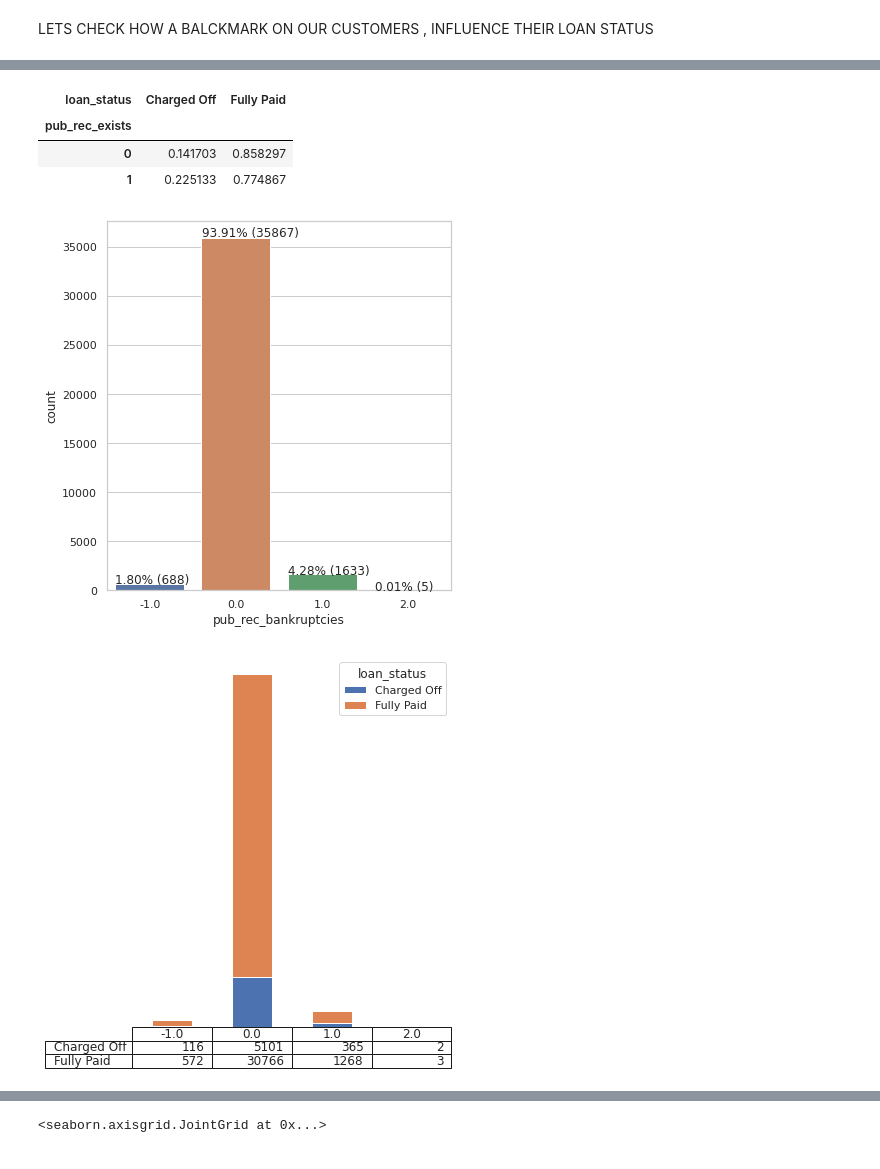
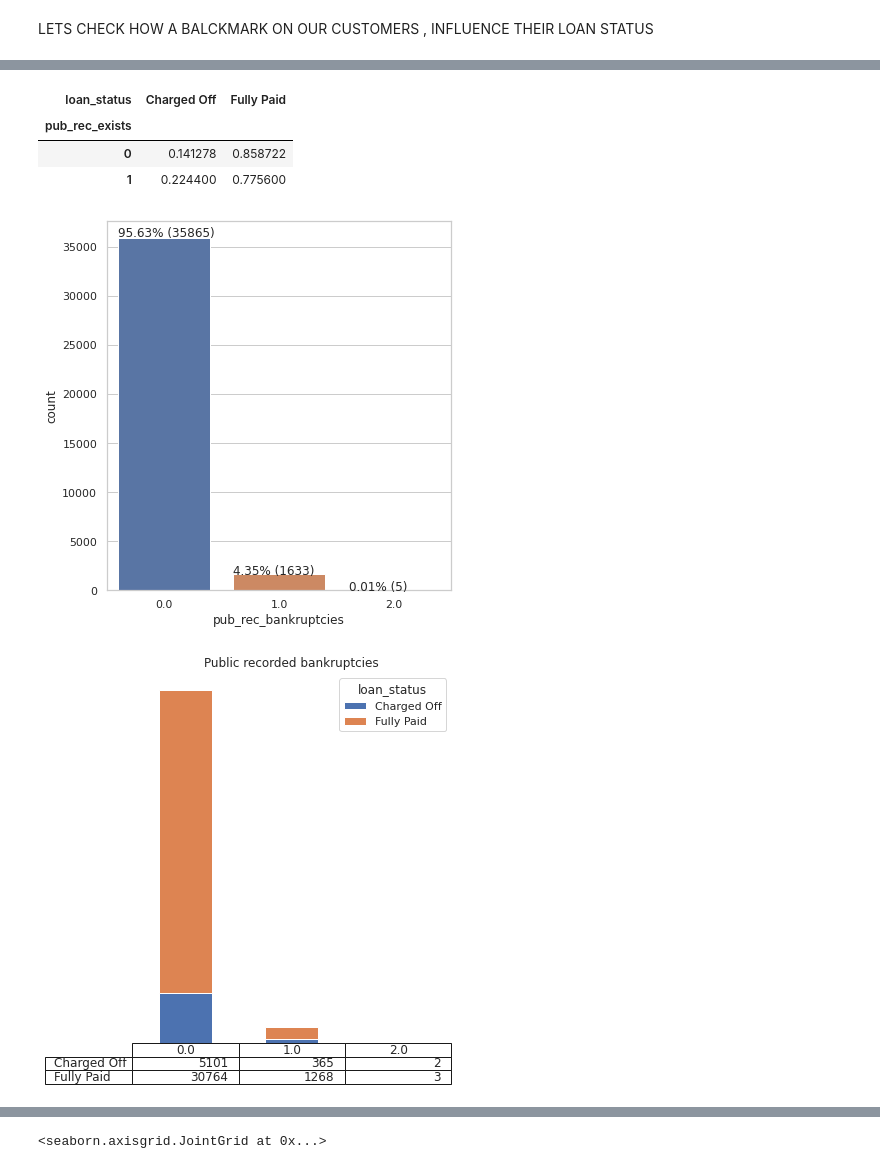
Before and after one commit to karthikmnkrishna/Loan-default-prediction, a Jupyter notebook: Lending_case_Study_combine.ipynb, the cells around one changed output, grey strips where cells are left out. Drawn from its saved outputs; the diff is of its cells as text; code cells hidden in the pictures.

```diff
--- a/Lending_case_Study_combine.ipynb
+++ b/Lending_case_Study_combine.ipynb
@@ -188,7 +188,8 @@ loans['term']= loans.term.str.strip()
 # %% [markdown]
 ### Clean up pub_rec_bankruptcies column
 # %%
-loans.pub_rec_bankruptcies.fillna(-1.0, inplace=True)
+#loans.pub_rec_bankruptcies.fillna(-1.0, inplace=True)
+loans =loans[~(loans.pub_rec_bankruptcies.isna())]
 # %% [markdown]
 ### Handling id, member id and url
 # %%
@@ -453,10 +454,11 @@ def plot_rank_frequency(ColdataSeries, dataColumnName):
 # %% [markdown]
 ### Bar Plot with Table
 # %%
-def bar_plot( x,y ,data ,sizerow=10 , sizecolumn =10 ,tabletoggle =True , axistoggle = 'off', logScale=False):
+def bar_plot( x,y ,data ,title = '',sizerow=10 , sizecolumn =10 ,tabletoggle =True , axistoggle = 'off', logScale=False ):
   ax = data.groupby([x,y]).size().unstack().plot(kind='bar',stacked=True,figsize=(sizerow , sizecolumn),table = tabletoggle )
   plt.axis(axistoggle)
   plt.tight_layout()
+  plt.title(title)
   if logScale:
         plt.yscale('log')
   plt.show()
@@ -1069,16 +1069,16 @@ pd.crosstab([loans.pub_rec_exists],loans.loan_status,values=loans.loan_amnt,aggf
 # %% [output]
 | loan_status | Charged Off | Fully Paid |
 | pub_rec_exists |  |  |
-| 0 | 0.141703 | 0.858297 |
-| 1 | 0.225133 | 0.774867 |
+| 0 | 0.141278 | 0.858722 |
+| 1 | 0.224400 | 0.775600 |
 # %%
 plot_count_chart(loans.pub_rec_bankruptcies, (6,6))
 # %% [output]
-[figure, old version]
+[figure, new version]
 # %%
-bar_plot('pub_rec_bankruptcies' , 'loan_status',data=loans, sizerow=6 , sizecolumn=6)
+bar_plot('pub_rec_bankruptcies' , 'loan_status', title = 'Public recorded bankruptcies',data=loans, sizerow=6 , sizecolumn=6)
 # %% [output]
-[figure, old version]
+[figure, new version]
 # %%
 pd.crosstab([loans.pub_rec_bankruptcies ],loans.loan_status,values=loans.loan_amnt,aggfunc='count',normalize= 'index')
 # %% [output]
```
Also changed, not shown: parts of 111 cells of this notebook.
